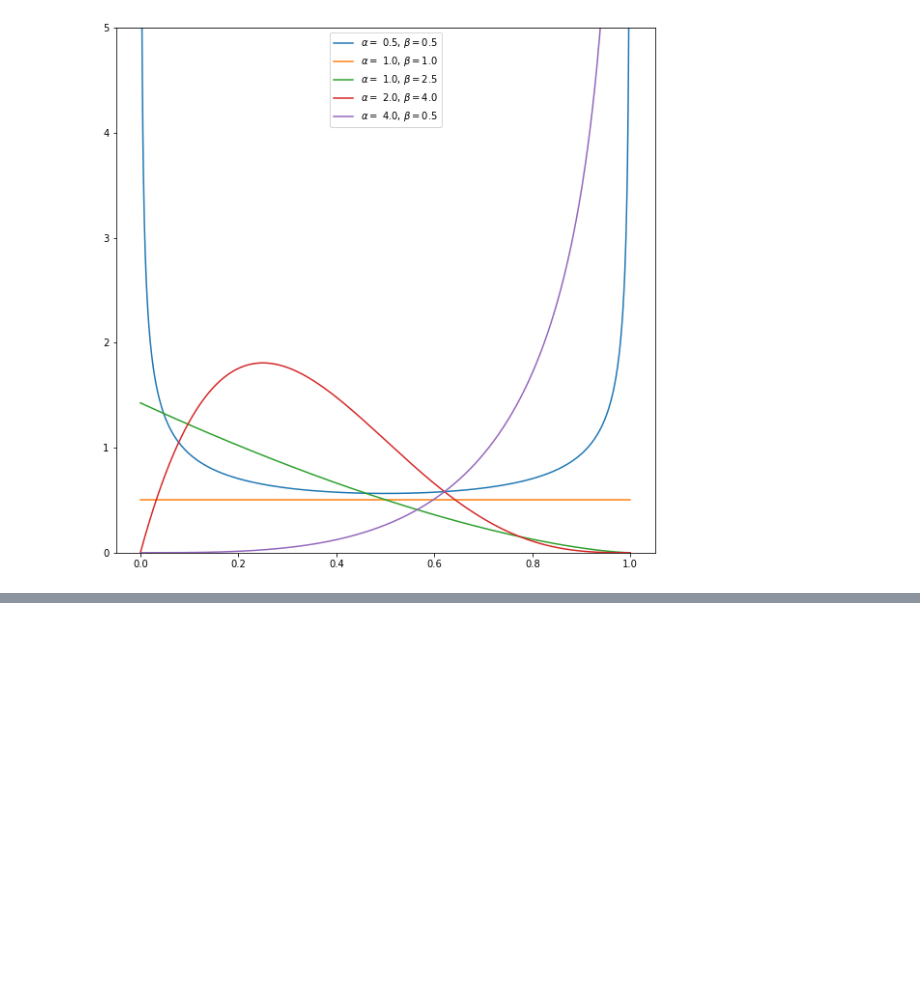
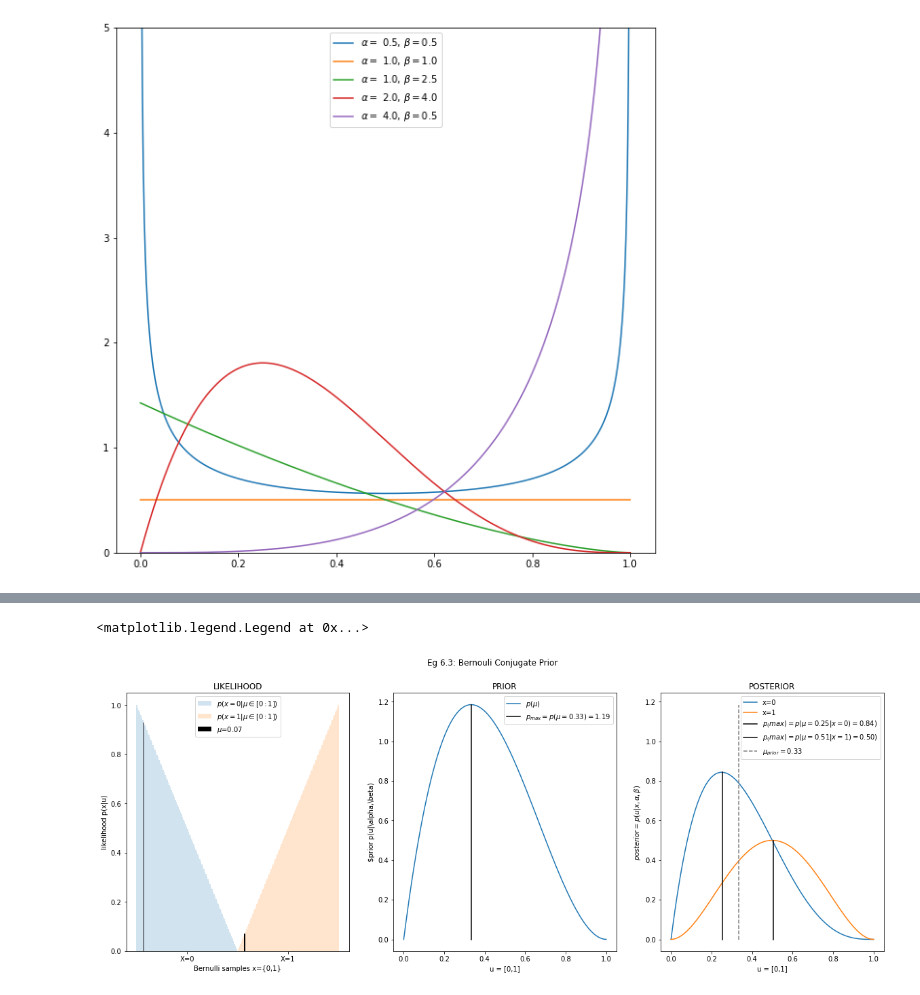
Before and after one commit to Przasa/MML-Companion, a Jupyter notebook: notes_chapter6.ipynb, the cells around one changed output, grey strips where cells are left out. Saved outputs shown, nothing was run; the diff lists cells and outputs as text; code cells hidden in the pictures; blank space fills up the shorter version.

Commit message:
Piekny Bernoulli Conjugate

```diff
--- a/notes_chapter6.ipynb
+++ b/notes_chapter6.ipynb
@@ -455 +408,63 @@ Text(0, 0.5, 'probability of passing rate')
 [figure]
+# %%
+# 6.3 beta distribution
+
+# x2=binom.ppf(x,nofcompiles,srate)
+# y=[binom.pmf(i,nofcompiles,srate) for i in x] -> moze to bys uzyl ?
+
+beta_distr = lambda mi,a,b: (gamma(a+b)/(gamma(a)+gamma(b)))*(mi**(a-1))*((1-mi)**(b-1))
+
+fig, ax = plt.subplots(1,3)
+fig.set_size_inches(20,7)
+fig.suptitle('Eg 6.3: Bernouli Conjugate Prior')
+
+x=np.array([0,1])
+mi_base= np.linspace(0,1,100)
+alpha,beta = 2,3
+nof_mi=len(mi_base)
+random_selection = 7
+
+# a) likelihood -> p(x|u) = u**x*(1-u)**(1-x) -> Bernouli
+likelihood = mi_base.reshape(-1,1)**x * (1-mi_base).reshape(-1,1)**(1-x)
+# plt.figure(0)
+width=1/nof_mi
+x_0=np.linspace(0,1,nof_mi)
+x_1=np.linspace(1,2,nof_mi)
+ax[0].bar(x_0,likelihood[:,0],width=width,label='$p(x=0|\mu\in[0:1])$',alpha=0.2)
+ax[0].bar(x_1,likelihood[:,1],width=width,label='$p(x=1|\mu\in[0:1])$',alpha=0.2)
+ax[0].bar(x_0[random_selection],likelihood[:,0][random_selection],width=width,color='black',label='$\mu$=%1.2f'%mi_base[random_selection])
+ax[0].bar(x_1[random_selection],likelihood[:,1][random_selection],width=width,color='black')
+# ax[0].xticks([0.5,1.5],['X=0','X=1'])
+ax[0].set_title('LIKELIHOOD')
+ax[0].set_xticks([0.5,1.5],['X=0','X=1'])
+ax[0].set_xlabel('Bernulli samples x={0,1}')
+ax[0].set_ylabel('likelihood p(x|u)')
+ax[0].legend()
+
+# b) prior -> p(u) -> beta
+prior = np.array([beta_distr(mi,alpha,beta) for mi in mi_base])
+# plt.figure(1)
+ax[1].plot(mi_base,prior,label=r'$p(\mu)$')
+ax[1].plot([mi_base[np.argmax(prior)]]*2,[0,np.max(prior)],color='black',label='$p_{max}=p(\mu=%.2f'%mi_base[np.argmax(prior)]+')=%1.2f$'%np.max(prior))
+ax[1].set_title('PRIOR')
+ax[1].set_xlabel('u = [0,1]')
+ax[1].set_ylabel(r'$prior p(u|\alpha,\beta)')
+ax[1].legend()
+
+# c) posterior -> p(u|x) = p(x|u) * p(u) -> beta
+posterior=likelihood*prior.reshape(-1,1)
+label_x0 = r'$p_(max)=p(\mu={0:.2f}|x={1})={2:.2f})$'.format(mi_base[np.argmax(posterior[:,0])],x[0],np.max(posterior[:,0]))
+label_x1 = r'$p_(max)=p(\mu={0:.2f}|x={1})={2:.2f})$'.format(mi_base[np.argmax(posterior[:,1])],x[1],np.max(posterior[:,1]))
+# plt.figure(2)
+ax[2].plot(mi_base,posterior[:,0],label='x=0')
+ax[2].plot(mi_base,posterior[:,1],label='x=1')
+ax[2].plot([mi_base[np.argmax(posterior[:,0])]]*2,[0,np.max(posterior[:,0])],label=label_x0,color='black')
+ax[2].plot([mi_base[np.argmax(posterior[:,1])]]*2,[0,np.max(posterior[:,1])],label=label_x1,color='black')
+ax[2].plot([mi_base[np.argmax(prior)]]*2,[0,np.max(prior)],label=r'$\mu_{prior}=%.2f$'%mi_base[np.argmax(prior)],color='grey',linestyle='--')
+ax[2].set_title('POSTERIOR')
+ax[2].set_xlabel('u = [0,1]')
+ax[2].set_ylabel(r'$posterior = p(u|x,\alpha,\beta)$')
+ax[2].legend()
+# %% [output]
+<matplotlib.legend.Legend at 0x...>
+[figure, added]
```
Also changed, not shown: parts of 3 cells of this notebook.
